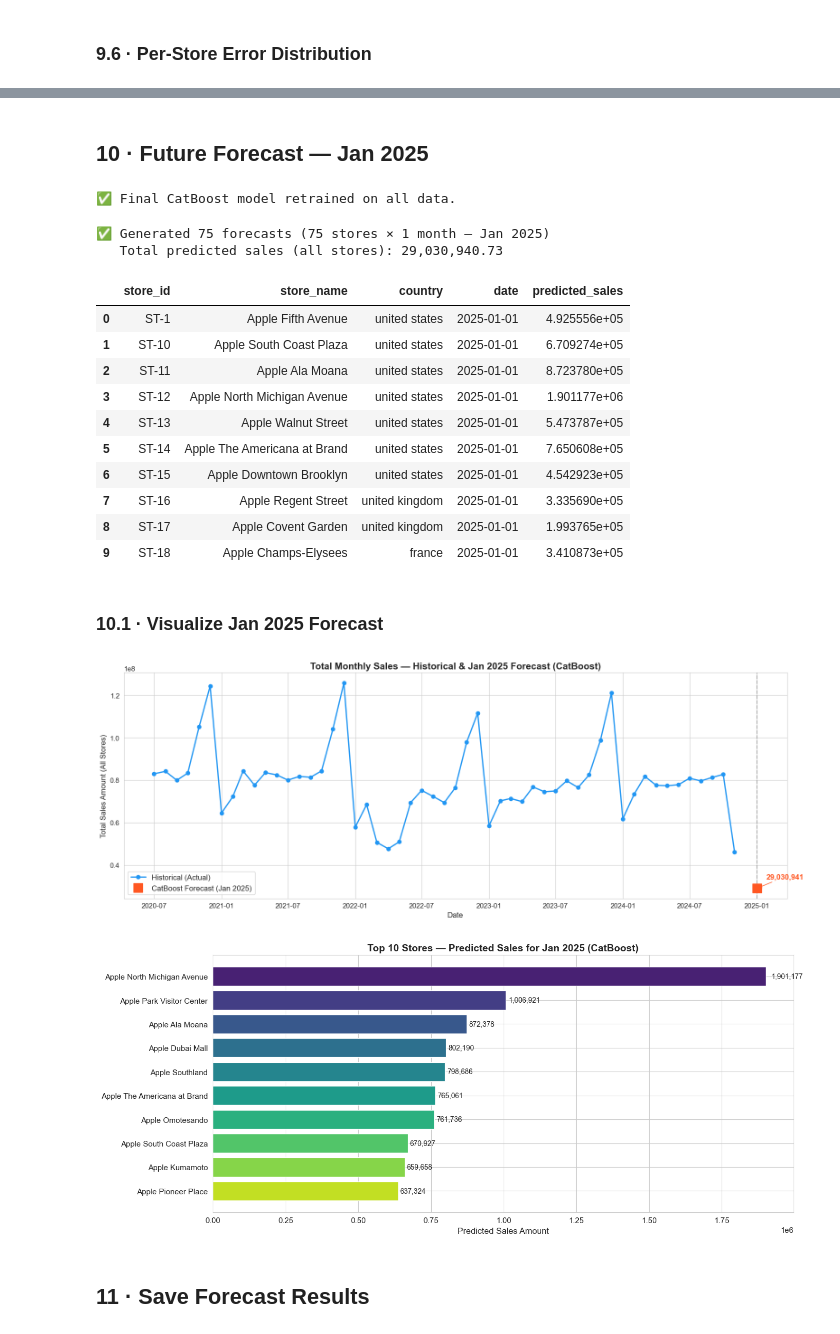
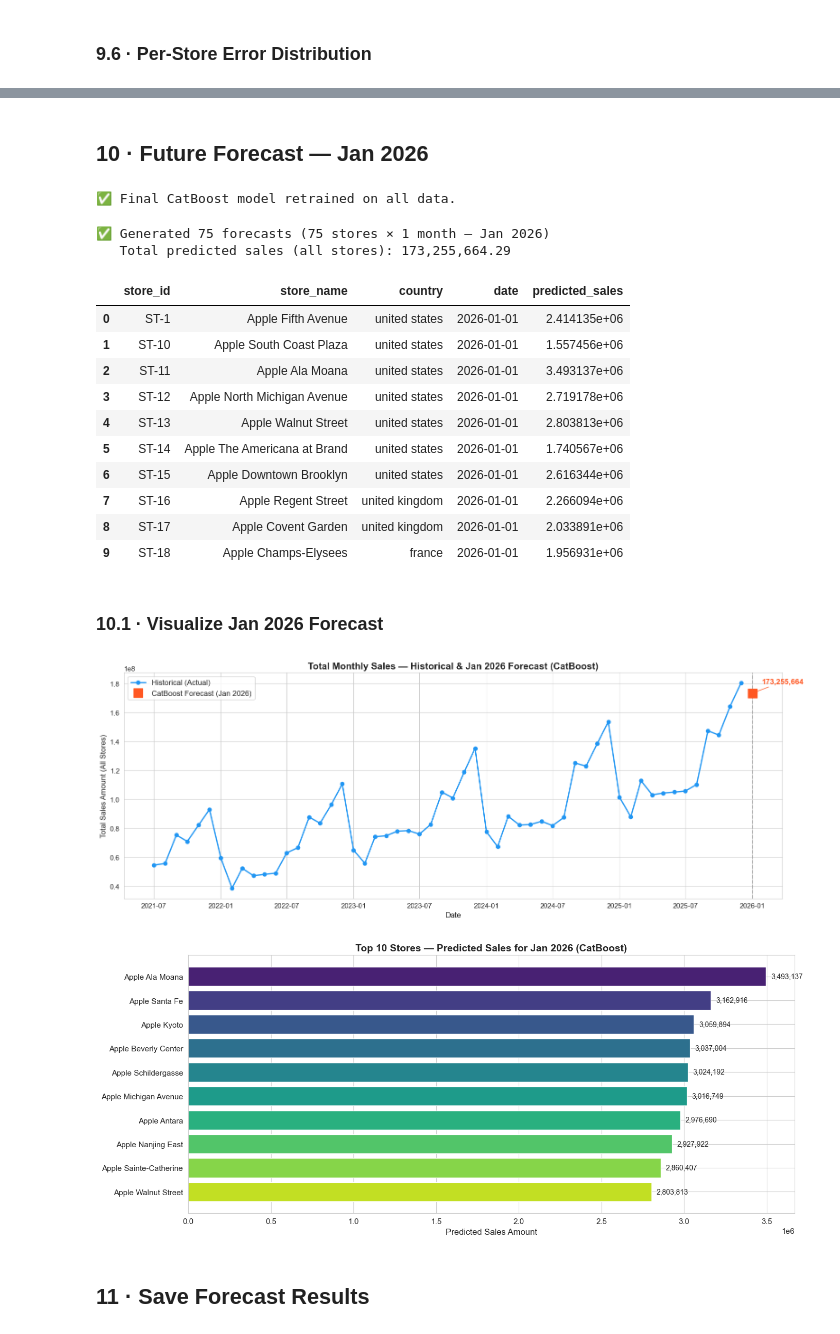
Before and after one commit to AliSherif2303/Apple-Retail-Sales-Forcasting, a Jupyter notebook: notebooks/CATBOOST_PROPHET.ipynb, the cells around one changed output, grey strips where cells are left out. Saved outputs shown, nothing was run; the diff lists cells and outputs as text; code cells hidden in the pictures.

```diff
--- a/notebooks/CATBOOST_PROPHET.ipynb
+++ b/notebooks/CATBOOST_PROPHET.ipynb
@@ -61,7 +61,7 @@ print('✅ All imports loaded successfully.')
 PROJECT_ROOT = Path.cwd().parent.resolve()
 PROC = PROJECT_ROOT / 'data' / 'processed'
 
-df_raw = pd.read_csv(PROC / 'cleaned_apple_sales_enriched_realistic.csv')
+df_raw = pd.read_csv(PROC / 'cleaned_apple_sales_v3.csv')
 print(f'Raw dataset: {df_raw.shape[0]:,} rows × {df_raw.shape[1]} columns')
 df_raw.head(3)
 # %% [output]
@@ -600,5 +600,5 @@ Median store-level R²: 0.9704
 # %% [markdown]
-## 10 · Future Forecast — Jan 2025
+## 10 · Future Forecast — Jan 2026
 # %%
 # Retrain on ALL available data
 X_all = df_clean[FEATURES]
@@ -618,7 +618,7 @@ print('✅ Final CatBoost model retrained on all data.')
 # %% [output]
 ✅ Final CatBoost model retrained on all data.
 # %%
-FORECAST_DATE = pd.Timestamp('2025-01-01')
+FORECAST_DATE = pd.Timestamp('2026-01-01')
 FORECAST_MONTH = FORECAST_DATE.month
 FORECAST_YEAR  = FORECAST_DATE.year
 
@@ -689,61 +689,61 @@ for store in stores:
     })
 
 forecast_df = pd.DataFrame(all_forecasts)
-print(f'✅ Generated {len(forecast_df):,} forecasts ({len(stores)} stores × 1 month — Jan 2025)')
+print(f'✅ Generated {len(forecast_df):,} forecasts ({len(stores)} stores × 1 month — Jan 2026)')
 print(f'   Total predicted sales (all stores): {forecast_df["predicted_sales"].sum():,.2f}')
 forecast_df.head(10)
 # %% [output]
-✅ Generated 75 forecasts (75 stores × 1 month — Jan 2025)
-   Total predicted sales (all stores): 29,030,940.73
+✅ Generated 75 forecasts (75 stores × 1 month — Jan 2026)
+   Total predicted sales (all stores): 173,255,664.29
 |  | store_id | store_name | country | date | predicted_sales |
-| 0 | ST-1 | Apple Fifth Avenue | united states | 2025-01-01 | 4.925556e+05 |
-| 1 | ST-10 | Apple South Coast Plaza | united states | 2025-01-01 | 6.709274e+05 |
-| 2 | ST-11 | Apple Ala Moana | united states | 2025-01-01 | 8.723780e+05 |
-| 3 | ST-12 | Apple North Michigan Avenue | united states | 2025-01-01 | 1.901177e+06 |
-| 4 | ST-13 | Apple Walnut Street | united states | 2025-01-01 | 5.473787e+05 |
-| 5 | ST-14 | Apple The Americana at Brand | united states | 2025-01-01 | 7.650608e+05 |
-| 6 | ST-15 | Apple Downtown Brooklyn | united states | 2025-01-01 | 4.542923e+05 |
-| 7 | ST-16 | Apple Regent Street | united kingdom | 2025-01-01 | 3.335690e+05 |
-| 8 | ST-17 | Apple Covent Garden | united kingdom | 2025-01-01 | 1.993765e+05 |
-| 9 | ST-18 | Apple Champs-Elysees | france | 2025-01-01 | 3.410873e+05 |
+| 0 | ST-1 | Apple Fifth Avenue | united states | 2026-01-01 | 2.414135e+06 |
+| 1 | ST-10 | Apple South Coast Plaza | united states | 2026-01-01 | 1.557456e+06 |
+| 2 | ST-11 | Apple Ala Moana | united states | 2026-01-01 | 3.493137e+06 |
+| 3 | ST-12 | Apple North Michigan Avenue | united states | 2026-01-01 | 2.719178e+06 |
+| 4 | ST-13 | Apple Walnut Street | united states | 2026-01-01 | 2.803813e+06 |
+| 5 | ST-14 | Apple The Americana at Brand | united states | 2026-01-01 | 1.740567e+06 |
+| 6 | ST-15 | Apple Downtown Brooklyn | united states | 2026-01-01 | 2.616344e+06 |
+| 7 | ST-16 | Apple Regent Street | united kingdom | 2026-01-01 | 2.266094e+06 |
+| 8 | ST-17 | Apple Covent Garden | united kingdom | 2026-01-01 | 2.033891e+06 |
+| 9 | ST-18 | Apple Champs-Elysees | france | 2026-01-01 | 1.956931e+06 |
 # %% [markdown]
-### 10.1 · Visualize Jan 2025 Forecast
+### 10.1 · Visualize Jan 2026 Forecast
 # %%
 hist_agg = df_clean.groupby('date')[TARGET].sum().reset_index()
 forecast_total = forecast_df['predicted_sales'].sum()
 
 fig, ax = plt.subplots(figsize=(16, 6))
 ax.plot(hist_agg['date'], hist_agg[TARGET], 'o-', label='Historical (Actual)', color='#2196F3', linewidth=2)
-ax.plot(FORECAST_DATE, forecast_total, 's', label='CatBoost Forecast (Jan 2025)',
+ax.plot(FORECAST_DATE, forecast_total, 's', label='CatBoost Forecast (Jan 2026)',
         color='#FF5722', markersize=14, zorder=5)
 ax.annotate(f'{forecast_total:,.0f}', xy=(FORECAST_DATE, forecast_total),
             xytext=(15, 15), textcoords='offset points', fontsize=12, fontweight='bold',
             color='#FF5722', arrowprops=dict(arrowstyle='->', color='#FF5722'))
 ax.axvline(FORECAST_DATE, color='gray', linestyle='--', alpha=0.5)
-ax.set_title('Total Monthly Sales — Historical & Jan 2025 Forecast (CatBoost)', fontsize=15, fontweight='bold')
+ax.set_title('Total Monthly Sales — Historical & Jan 2026 Forecast (CatBoost)', fontsize=15, fontweight='bold')
 ax.set_xlabel('Date'); ax.set_ylabel('Total Sales Amount (All Stores)')
 ax.legend(fontsize=12)
 plt.tight_layout()
 plt.show()
 # %% [output]
-[figure, old version]
+[figure, new version]
 # %%
-# Top 10 stores by predicted Jan 2025 sales
+# Top 10 stores by predicted Jan 2026 sales
 top10 = forecast_df.nlargest(10, 'predicted_sales')
 
 fig, ax = plt.subplots(figsize=(14, 6))
 bars = ax.barh(top10['store_name'], top10['predicted_sales'],
                color=sns.color_palette('viridis', 10))
 ax.invert_yaxis()
 ax.set_xlabel('Predicted Sales Amount')
-ax.set_title('Top 10 Stores — Predicted Sales for Jan 2025 (CatBoost)', fontsize=14, fontweight='bold')
+ax.set_title('Top 10 Stores — Predicted Sales for Jan 2026 (CatBoost)', fontsize=14, fontweight='bold')
 for bar in bars:
     w = bar.get_width()
     ax.text(w + w*0.01, bar.get_y() + bar.get_height()/2, f'{w:,.0f}', va='center', fontsize=10)
 plt.tight_layout()
 plt.show()
 # %% [output]
-[figure, old version]
+[figure, new version]
 # %% [markdown]
 ## 11 · Save Forecast Results
 # %%
```
Also changed, not shown: parts of 18 cells of this notebook, 9 other files.
